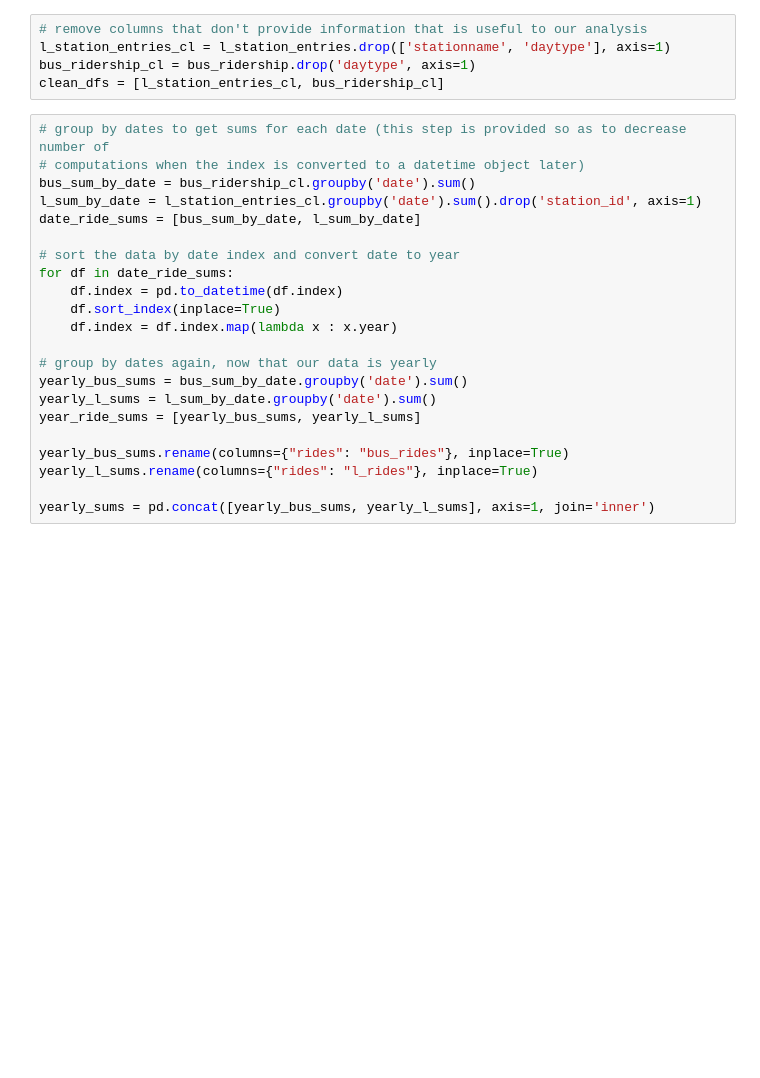
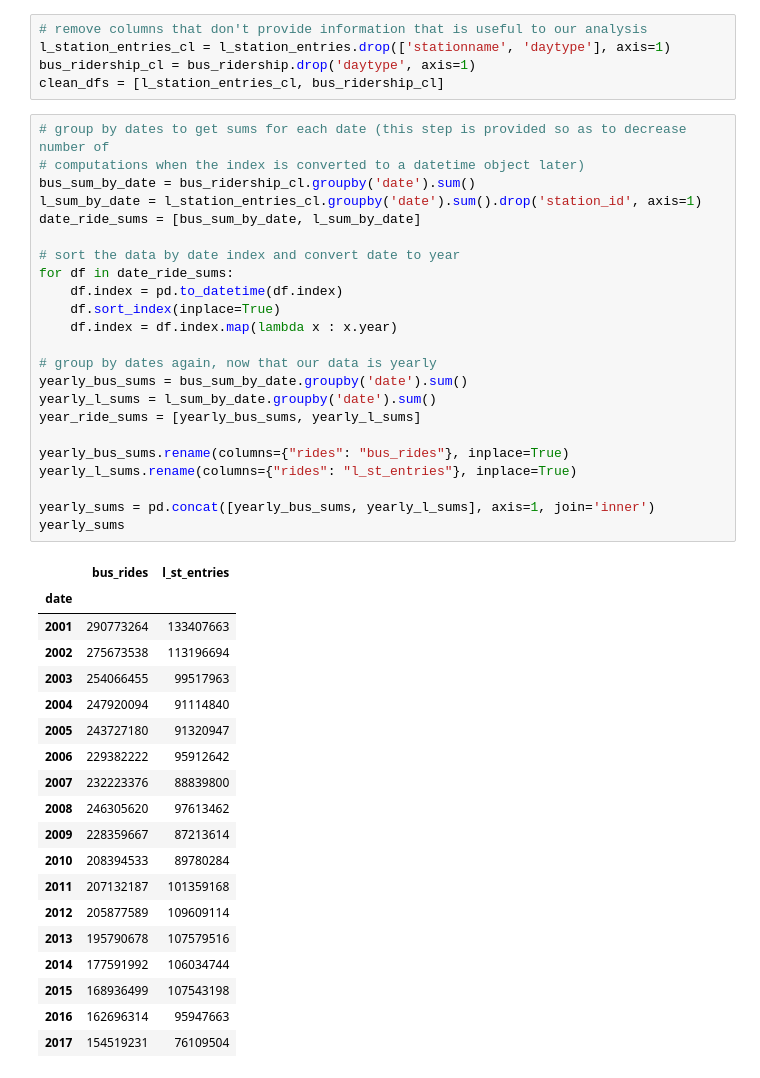
Before and after one commit to KyleJGreen/CTA-Data-Regression-Analysis, a Jupyter notebook: CTA Data Regression Analysis.ipynb, the cells around one changed output. Drawn from its saved outputs; the diff is of its cells as text; blank space fills up the shorter version.

```diff
--- a/CTA Data Regression Analysis.ipynb
+++ b/CTA Data Regression Analysis.ipynb
@@ -54,22 +54,43 @@ clean_dfs = [l_station_entries_cl, bus_ridership_cl]
 # %%
 # group by dates to get sums for each date (this step is provided so as to decrease number of
 # computations when the index is converted to a datetime object later)
 bus_sum_by_date = bus_ridership_cl.groupby('date').sum()
 l_sum_by_date = l_station_entries_cl.groupby('date').sum().drop('station_id', axis=1)
 date_ride_sums = [bus_sum_by_date, l_sum_by_date]
 
 # sort the data by date index and convert date to year
 for df in date_ride_sums:
     df.index = pd.to_datetime(df.index)
     df.sort_index(inplace=True)
     df.index = df.index.map(lambda x : x.year)
 
 # group by dates again, now that our data is yearly
 yearly_bus_sums = bus_sum_by_date.groupby('date').sum()
 yearly_l_sums = l_sum_by_date.groupby('date').sum()
 year_ride_sums = [yearly_bus_sums, yearly_l_sums]
 
 yearly_bus_sums.rename(columns={"rides": "bus_rides"}, inplace=True)
-yearly_l_sums.rename(columns={"rides": "l_rides"}, inplace=True)
+yearly_l_sums.rename(columns={"rides": "l_st_entries"}, inplace=True)
 
 yearly_sums = pd.concat([yearly_bus_sums, yearly_l_sums], axis=1, join='inner')
+yearly_sums
+# %% [output]
+|  | bus_rides | l_st_entries |
+| date |  |  |
+| 2001 | 290773264 | 133407663 |
+| 2002 | 275673538 | 113196694 |
+| 2003 | 254066455 | 99517963 |
+| 2004 | 247920094 | 91114840 |
+| 2005 | 243727180 | 91320947 |
+| 2006 | 229382222 | 95912642 |
+| 2007 | 232223376 | 88839800 |
+| 2008 | 246305620 | 97613462 |
+| 2009 | 228359667 | 87213614 |
+| 2010 | 208394533 | 89780284 |
+| 2011 | 207132187 | 101359168 |
+| 2012 | 205877589 | 109609114 |
+| 2013 | 195790678 | 107579516 |
+| 2014 | 177591992 | 106034744 |
+| 2015 | 168936499 | 107543198 |
+| 2016 | 162696314 | 95947663 |
+| 2017 | 154519231 | 76109504 |
```
Also changed, not shown: parts of 2 cells of this notebook.
